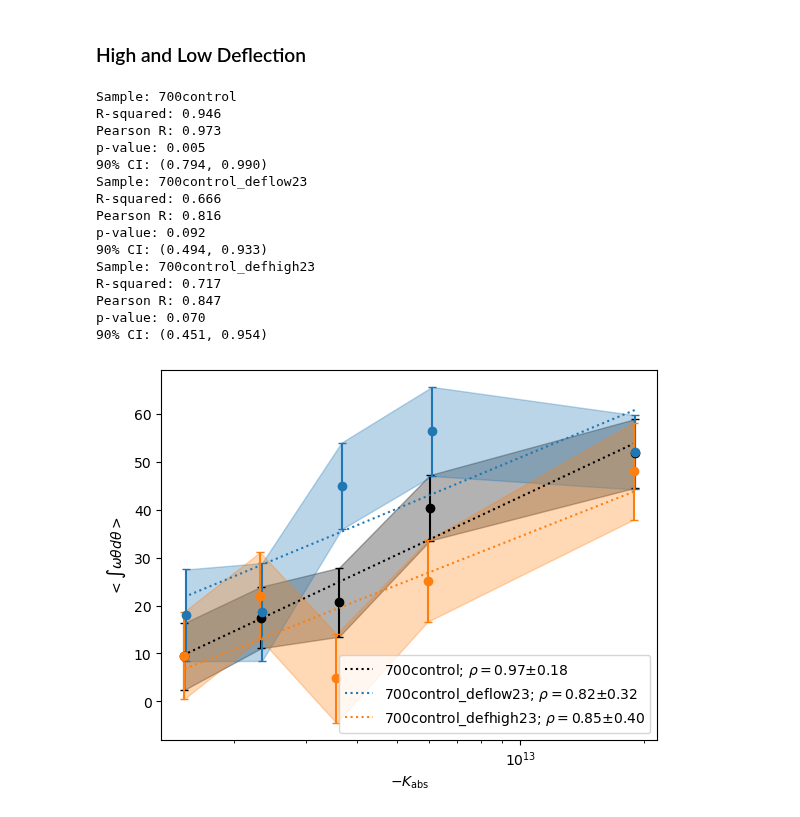
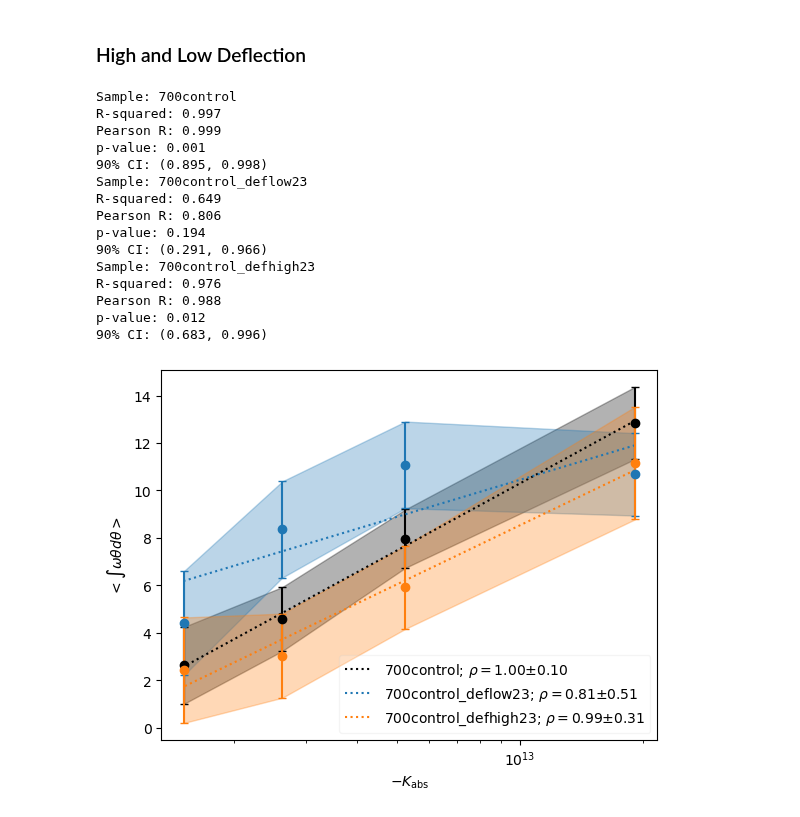
Before and after one commit to FedeDavilaKurban/Auger, a Jupyter notebook: plots.ipynb, the cells around one changed output. Saved outputs shown, nothing was run; the diff lists cells and outputs as text; code cells hidden in the pictures.

```diff
--- a/plots.ipynb
+++ b/plots.ipynb
@@ -444,9 +444,9 @@ import matplotlib.pyplot as plt
 import numpy as np
 from astropy.io import ascii
 
-nquant = int(5)
+nquant = int(4)
 nbootstrap = int(500)
-maxsep = int(25)
+maxsep = int(12)
 
 fig, ax = plt.subplots()
 
@@ -478,44 +478,44 @@ for sample, color in zip(samples,colors):
     print(f"90% CI: ({ci90[0]:.3f}, {ci90[1]:.3f})")
 
     #label = f'{sample}; '+r'$R^2=$'+f'{res_lr.rvalue**2:.2f}'
     #label = f'{sample}; '+r'$\rho=$'+f'{res_prs.statistic:.2f}; '+r'$p=$'+f'{res_prs.pvalue:.2f}'
     label = f'{sample}; '+r'$\rho=$'+f'{res_prs.statistic:.2f}'+r'$\pm$'+f'{pearson_ci:.2f}'
 
     #ax.plot(-meanMag, res_lr.intercept - res_lr.slope*meanMag, ls=':',c=color,\
     #        label=label)
     ax.plot(10**(-.4*meanMag+3.28), res_lr.intercept - res_lr.slope*meanMag, ls=':',c=color,\
             label=label)
 
     #for i in range(len(int_mean)):
     ax.errorbar(10**(-.4*meanMag+3.28),int_mean,yerr=int_std,c=color,fmt='o',capsize=3)
     #ax.scatter(-meanMag,int_mean,c=color,marker='o')
     ax.fill_between(10**(-.4*meanMag+3.28),y1=int_mean-int_std,y2=int_mean+int_std,color=color,alpha=.3)
 
 
 ax.set_xscale('log')
 
 ax.set_ylabel(r'$<\int\omega\theta d\theta>$')
 ax.set_xlabel(r'$-K_{\mathrm{abs}}$')
 
-ax.legend(loc=0)
+ax.legend(loc=0,framealpha=.2)
 
 #plt.savefig(f'../plots/int_K_nq{nquant}_nbs{nbootstrap}_700control_comparison.png')
 
 plt.show()
 # %% [output]
 Sample: 700control
-R-squared: 0.946
-Pearson R: 0.973
-p-value: 0.005
-90% CI: (0.794, 0.990)
+R-squared: 0.997
+Pearson R: 0.999
+p-value: 0.001
+90% CI: (0.895, 0.998)
 Sample: 700control_deflow23
-R-squared: 0.666
-Pearson R: 0.816
-p-value: 0.092
-90% CI: (0.494, 0.933)
+R-squared: 0.649
+Pearson R: 0.806
+p-value: 0.194
+90% CI: (0.291, 0.966)
 Sample: 700control_defhigh23
-R-squared: 0.717
-Pearson R: 0.847
-p-value: 0.070
-90% CI: (0.451, 0.954)
+R-squared: 0.976
+Pearson R: 0.988
+p-value: 0.012
+90% CI: (0.683, 0.996)
-[figure, old version]
+[figure, new version]
```
Also changed, not shown: parts of 1 cell of this notebook, 1 other file.
